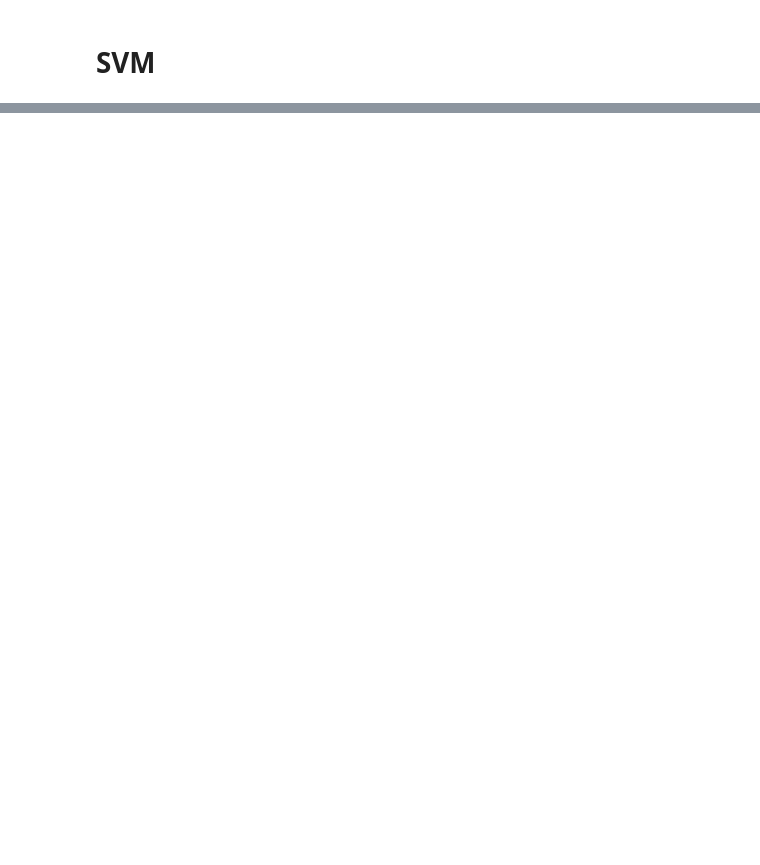
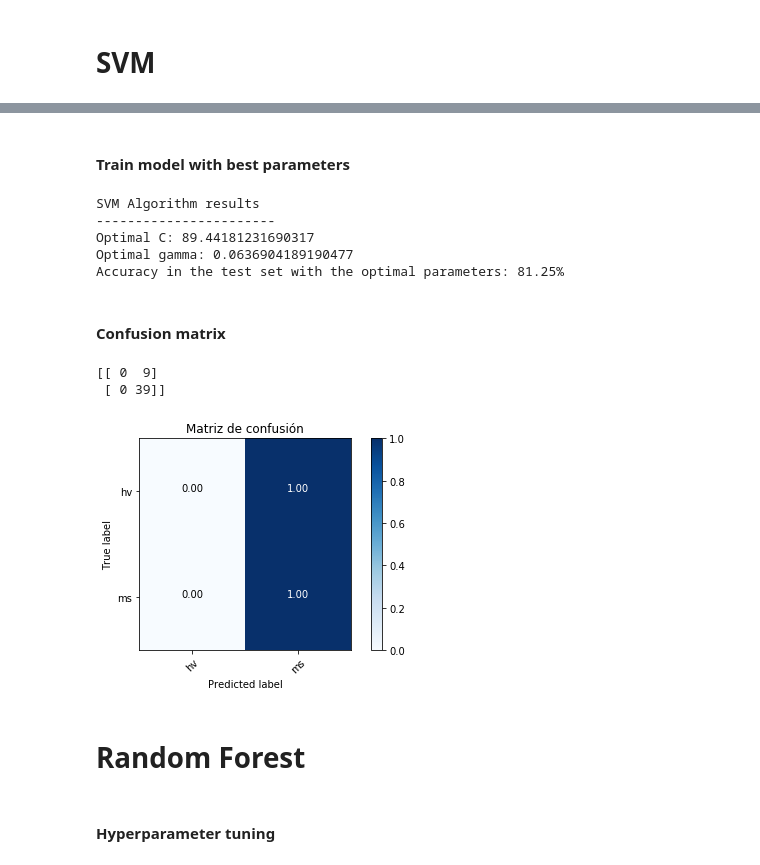
Before and after one commit to saraen/BrainDataAnalysis, a Jupyter notebook: notebooks/BrainMatrixClassification.ipynb, the cells around one changed output, grey strips where cells are left out. Saved outputs shown, nothing was run; the diff lists cells and outputs as text; code cells hidden in the pictures; blank space fills up the shorter version.

```diff
--- a/notebooks/BrainMatrixClassification.ipynb
+++ b/notebooks/BrainMatrixClassification.ipynb
@@ -114,0 +222,43 @@ Accuracy in the test set: 83.33%
+# %% [markdown]
+#### Train model with best parameters
+# %%
+# Create and fit the model with the best hyperparameters
+svm_clasif = SVC(C=rand.best_params_["C"], gamma=rand.best_params_["gamma"])
+svm_clasif.fit(X_train, y_train)
+
+# Predict the test values
+y_predicted = svm_clasif.predict(X_test)
+
+# Get the accuracy of the model
+accuracy = accuracy_score(y_test, y_predicted)
+
+# Print the results
+print("SVM Algorithm results")
+print("-----------------------")
+print("Optimal C: {}".format(rand.best_params_["C"]))
+print("Optimal gamma: {}".format(rand.best_params_["gamma"]))
+print("Accuracy in the test set with the optimal parameters: {:.2f}%".format(accuracy*100))
+# %% [output]
+SVM Algorithm results
+-----------------------
+Optimal C: 89.44181231690317
+Optimal gamma: 0.0636904189190477
+Accuracy in the test set with the optimal parameters: 81.25%
+# %% [markdown]
+#### Confusion matrix
+# %%
+conf_matrix = confusion_matrix(y_test, y_predicted)
+print(conf_matrix)
+
+# Plot confusion matrix
+plt.figure()
+plot_confusion_matrix(conf_matrix, classes=classes_names,
+                      title='Matriz de confusión')
+# %% [output]
+[[ 0  9]
+ [ 0 39]]
+[figure, added]
+# %% [markdown]
+# Random Forest
+# %% [markdown]
+#### Hyperparameter tuning
```
Also changed, not shown: parts of 11 cells of this notebook.
